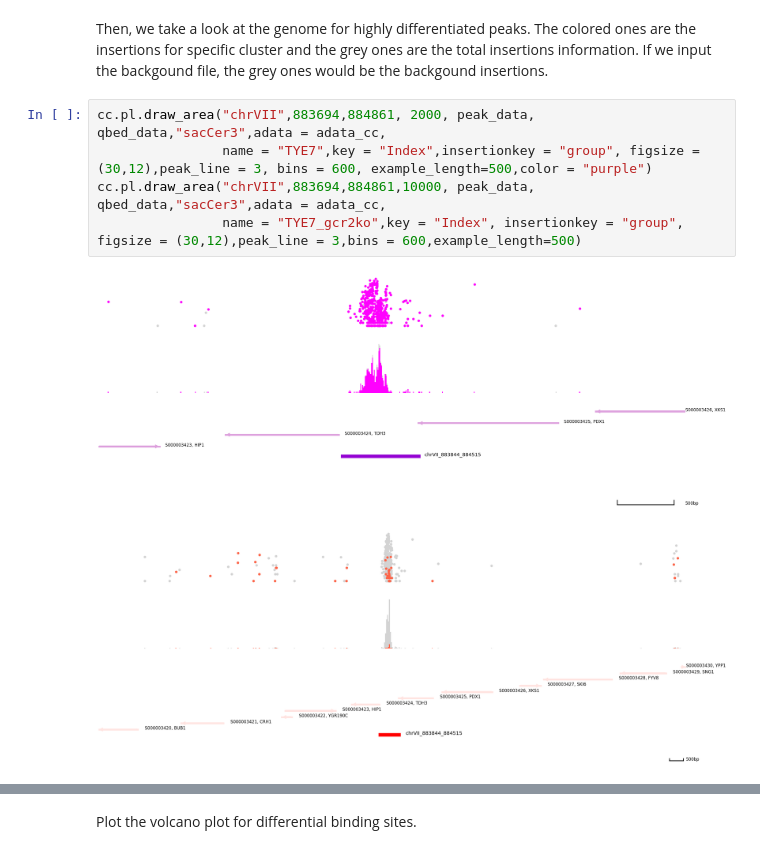
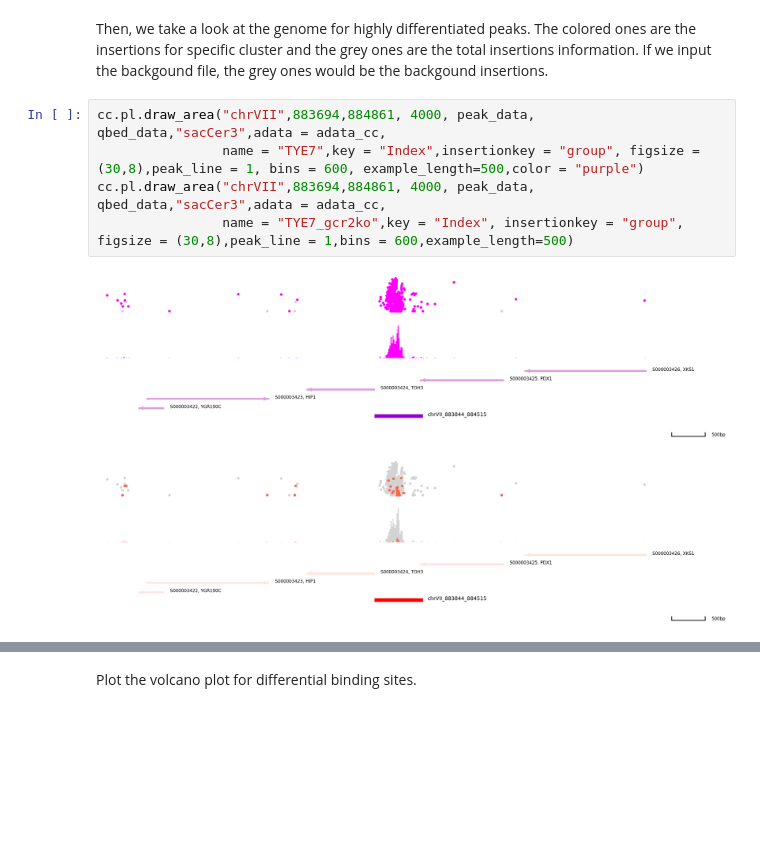
Before and after one commit to The-Mitra-Lab/pycallingcards, a Jupyter notebook: docs/tutorials/notebooks/yeast.ipynb, the cells around one changed output, grey strips where cells are left out. Cells and saved outputs as stored; diff of their text form; blank space fills up the shorter version.

```diff
--- a/docs/tutorials/notebooks/yeast.ipynb
+++ b/docs/tutorials/notebooks/yeast.ipynb
@@ -254,12 +254,12 @@ cc.pl.rank_peak_groups(adata_cc, key = 'fisher_exact')
 # %% [markdown]
 Then, we take a look at the genome for highly differentiated peaks. The colored ones are the insertions for specific cluster and the grey ones are the total insertions information. If we input the backgound file, the grey ones would be the backgound insertions.
 # %%
-cc.pl.draw_area("chrVII",883694,884861, 2000, peak_data, qbed_data,"sacCer3",adata = adata_cc,
-                name = "TYE7",key = "Index",insertionkey = "group", figsize = (30,12),peak_line = 3, bins = 600, example_length=500,color = "purple")
-cc.pl.draw_area("chrVII",883694,884861,10000, peak_data, qbed_data,"sacCer3",adata = adata_cc,
-                name = "TYE7_gcr2ko",key = "Index", insertionkey = "group", figsize = (30,12),peak_line = 3,bins = 600,example_length=500)
+cc.pl.draw_area("chrVII",883694,884861, 4000, peak_data, qbed_data,"sacCer3",adata = adata_cc,
+                name = "TYE7",key = "Index",insertionkey = "group", figsize = (30,8),peak_line = 1, bins = 600, example_length=500,color = "purple")
+cc.pl.draw_area("chrVII",883694,884861, 4000, peak_data, qbed_data,"sacCer3",adata = adata_cc,
+                name = "TYE7_gcr2ko",key = "Index", insertionkey = "group", figsize = (30,8),peak_line = 1,bins = 600,example_length=500)
 # %% [output]
-[figure, old version]
+[figure, new version]
-[figure, old version]
+[figure, new version]
 # %%
 cc.pl.draw_area("chrII", 613790, 616171,1000, peak_data, qbed_data,"sacCer3",adata = adata_cc,
```
Also changed, not shown: parts of 10 cells of this notebook, 12 other files.
